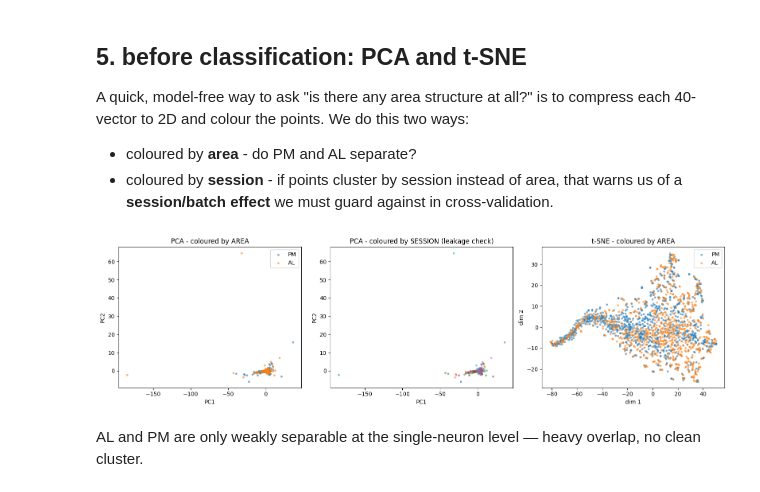
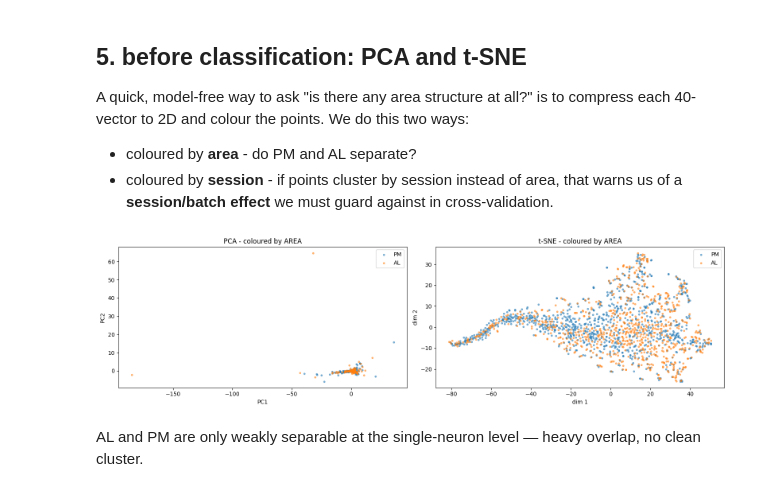
Before and after one commit to zbluee/Predicting_Brain_Regions, a Jupyter notebook: Predicting_Brain_Regions.ipynb, the cells around one changed output. Drawn from its saved outputs; the diff is of its cells as text; code cells hidden in the pictures.

```diff
--- a/Predicting_Brain_Regions.ipynb
+++ b/Predicting_Brain_Regions.ipynb
@@ -713,34 +713,34 @@ A quick, model-free way to ask "is there any area structure at all?" is to compr
 # %%
 # standardize features (each of the 40 to mean 0, std 1) before PCA/t-SNE
 Xz = StandardScaler().fit_transform(tuning.T)   # tuning.T = one row per neuron
 
 pca = PCA(n_components=2).fit_transform(Xz)
 tsne = TSNE(n_components=2, random_state=0, init="pca").fit_transform(Xz)
 
-fig, axes = plt.subplots(1, 3, figsize=(16, 4.5))
+fig, axes = plt.subplots(1, 2, figsize=(16, 4.5))
 
 # PCA coloured by area
 for lab, name, c in [(0, "PM", "tab:blue"), (1, "AL", "tab:orange")]:
     m = label == lab
     axes[0].scatter(pca[m, 0], pca[m, 1], s=8, alpha=0.5, color=c, label=name)
 axes[0].set_title("PCA - coloured by AREA"); axes[0].set_xlabel("PC1"); axes[0].set_ylabel("PC2"); axes[0].legend()
 
 groups = np.concatenate([session_pm, session_al])
 # PCA coloured by session (leakage check)
-for s in np.unique(groups):
-    m = groups == s
-    axes[1].scatter(pca[m, 0], pca[m, 1], s=8, alpha=0.5)
-axes[1].set_title("PCA - coloured by SESSION (leakage check)"); axes[1].set_xlabel("PC1"); axes[1].set_ylabel("PC2")
+# for s in np.unique(groups):
+#     m = groups == s
+#     axes[1].scatter(pca[m, 0], pca[m, 1], s=8, alpha=0.5)
+# axes[1].set_title("PCA - coloured by SESSION (leakage check)"); axes[1].set_xlabel("PC1"); axes[1].set_ylabel("PC2")
 
 # t-SNE coloured by area
 for lab, name, c in [(0, "PM", "tab:blue"), (1, "AL", "tab:orange")]:
     m = label == lab
-    axes[2].scatter(tsne[m, 0], tsne[m, 1], s=8, alpha=0.5, color=c, label=name)
-axes[2].set_title("t-SNE - coloured by AREA"); axes[2].set_xlabel("dim 1"); axes[2].set_ylabel("dim 2"); axes[2].legend()
+    axes[1].scatter(tsne[m, 0], tsne[m, 1], s=8, alpha=0.5, color=c, label=name)
+axes[1].set_title("t-SNE - coloured by AREA"); axes[1].set_xlabel("dim 1"); axes[1].set_ylabel("dim 2"); axes[1].legend()
 
 plt.tight_layout(); plt.show()
 # %% [output]
-[figure, old version]
+[figure, new version]
 # %% [markdown]
 AL and PM are only weakly separable at the single-neuron level — heavy overlap, no clean cluster.
 # %% [markdown]
```
Also changed, not shown: parts of 38 cells of this notebook.
